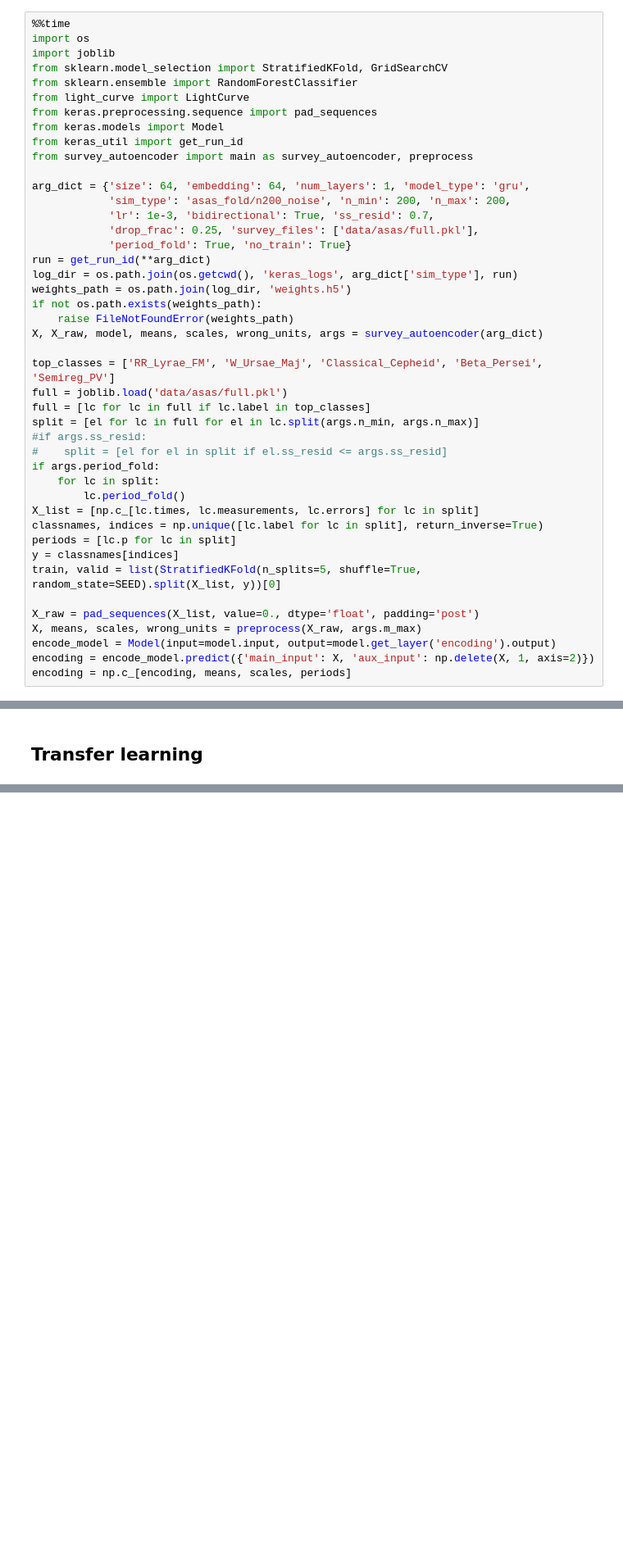
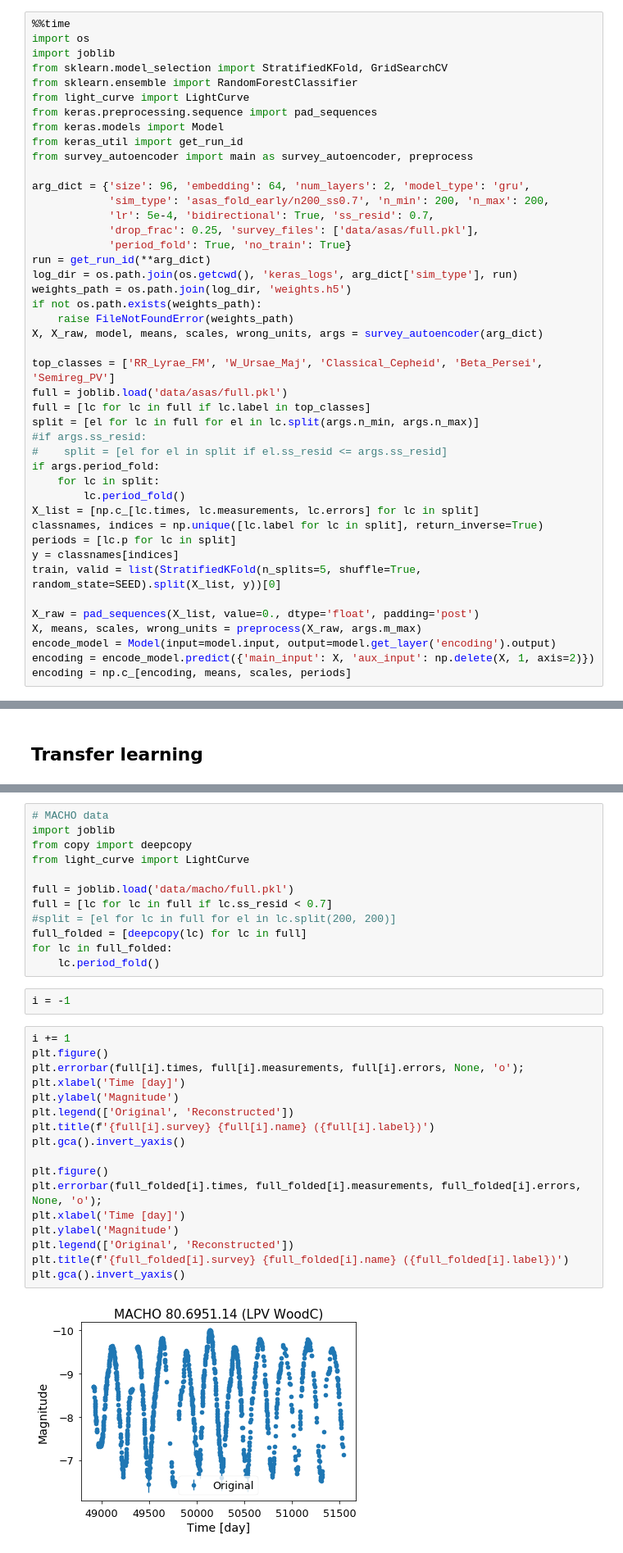
Before and after one commit to bnaul/timeflow, a Jupyter notebook: figures.ipynb, the cells around one changed output, grey strips where cells are left out. Shown at 82% size. Cells and saved outputs as stored; diff of their text form; blank space fills up the shorter version.

Commit message:
Tweaks for MACHO data

```diff
--- a/figures.ipynb
+++ b/figures.ipynb
@@ -422,9 +418,9 @@ from keras.models import Model
 from keras_util import get_run_id
 from survey_autoencoder import main as survey_autoencoder, preprocess
 
-arg_dict = {'size': 64, 'embedding': 64, 'num_layers': 1, 'model_type': 'gru',
-            'sim_type': 'asas_fold/n200_noise', 'n_min': 200, 'n_max': 200,
-            'lr': 1e-3, 'bidirectional': True, 'ss_resid': 0.7,
+arg_dict = {'size': 96, 'embedding': 64, 'num_layers': 2, 'model_type': 'gru',
+            'sim_type': 'asas_fold_early/n200_ss0.7', 'n_min': 200, 'n_max': 200,
+            'lr': 5e-4, 'bidirectional': True, 'ss_resid': 0.7,
             'drop_frac': 0.25, 'survey_files': ['data/asas/full.pkl'],
             'period_fold': True, 'no_train': True}
 run = get_run_id(**arg_dict)
@@ -858,0 +987,33 @@ print("Validation score: {}%".format(100 * linear_model.score(encoding[valid], y
+# %%
+# MACHO data
+import joblib
+from copy import deepcopy
+from light_curve import LightCurve
+
+full = joblib.load('data/macho/full.pkl')
+full = [lc for lc in full if lc.ss_resid < 0.7]
+#split = [el for lc in full for el in lc.split(200, 200)]
+full_folded = [deepcopy(lc) for lc in full]
+for lc in full_folded:
+    lc.period_fold()
+# %%
+i = -1
+# %%
+i += 1
+plt.figure()
+plt.errorbar(full[i].times, full[i].measurements, full[i].errors, None, 'o');
+plt.xlabel('Time [day]')
+plt.ylabel('Magnitude')
+plt.legend(['Original', 'Reconstructed'])
+plt.title(f'{full[i].survey} {full[i].name} ({full[i].label})')
+plt.gca().invert_yaxis()
+
+plt.figure()
+plt.errorbar(full_folded[i].times, full_folded[i].measurements, full_folded[i].errors, None, 'o');
+plt.xlabel('Time [day]')
+plt.ylabel('Magnitude')
+plt.legend(['Original', 'Reconstructed'])
+plt.title(f'{full_folded[i].survey} {full_folded[i].name} ({full_folded[i].label})')
+plt.gca().invert_yaxis()
+# %% [output]
+[figure, added]
```
Also changed, not shown: parts of 40 cells of this notebook, 3 other files.
